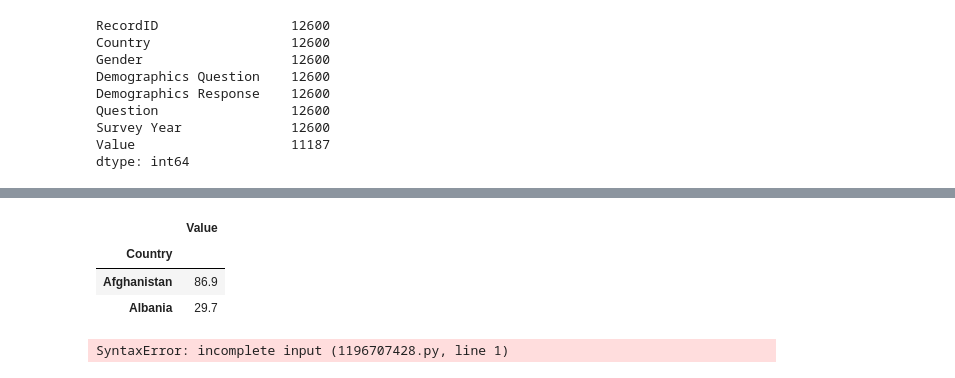
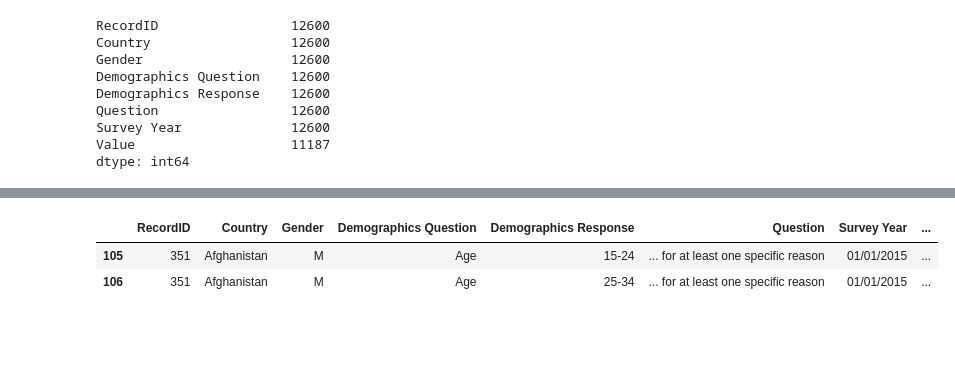
Before and after one commit to EnzoCalogero/social_awarnes, a Jupyter notebook: Clean/aggregate data.ipynb, the cells around one changed output, grey strips where cells are left out. Saved outputs shown, nothing was run; the diff lists cells and outputs as text; code cells hidden in the pictures; blank space fills up the shorter version.

```diff
--- a/Clean/aggregate data.ipynb
+++ b/Clean/aggregate data.ipynb
@@ -72,3 +44,0 @@ dtype: int64
-# %%
-df_1['media']=df_1['Value']
-df_1.head()
@@ -82,12 +45,7 @@ df_1.head()
-# %%
-d_1_aggregated=df_1.groupby('Country').agg({'Value':  'max'})
-d_1_aggregated.head(2)
-# %% [output]
-|  | Value |
-| Country |  |
-| Afghanistan | 86.9 |
-| Albania | 29.7 |
-# %%
-d_1_aggregated['Value']['max]'.head()
-# %% [output]
-SyntaxError: incomplete input (1196707428.py, line 1)
+# %%
+d_1_Male=df_1[df_1['Gender'] == "M"]
+d_1_Male.head(2)
+# %% [output]
+|  | RecordID | Country | Gender | Demographics Question | Demographics Response | Question | Survey Year | ... |
+| 105 | 351 | Afghanistan | M | Age | 15-24 | ... for at least one specific reason | 01/01/2015 | ... |
+| 106 | 351 | Afghanistan | M | Age | 25-34 | ... for at least one specific reason | 01/01/2015 | ... |
```
Also changed, not shown: parts of 9 cells of this notebook, 6 other files.
